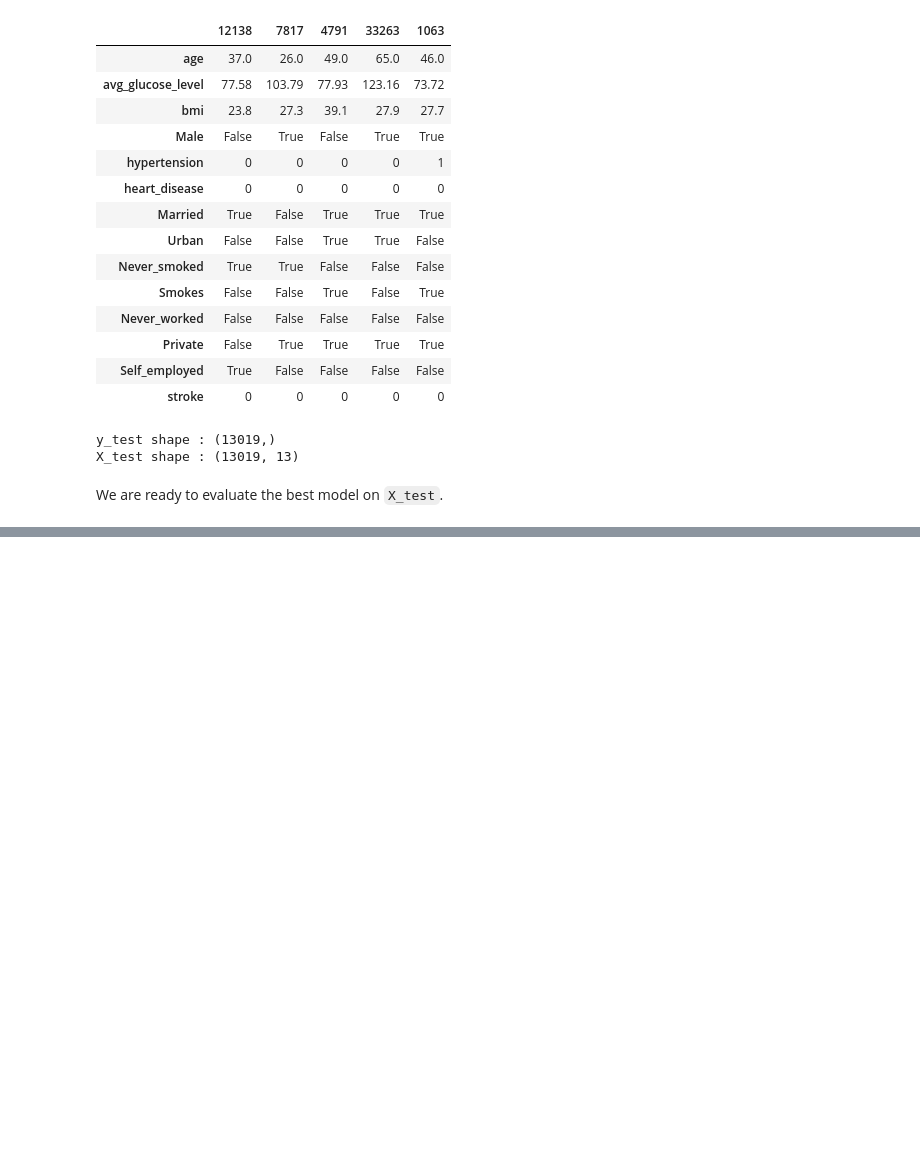
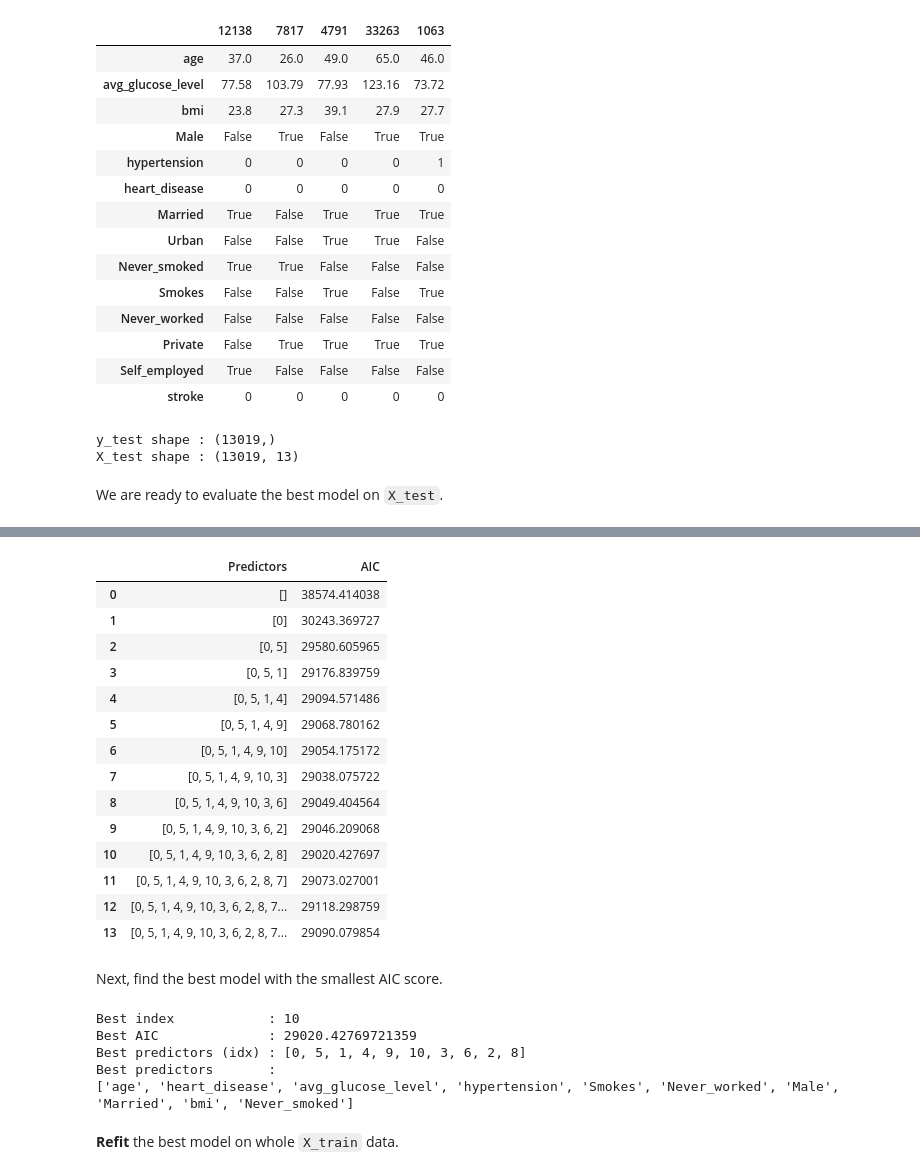
Before and after one commit to daniel-satria/credit_scoring, a Jupyter notebook: notebook/5.imbalancedSampe.ipynb, the cells around one changed output, grey strips where cells are left out. Saved outputs shown, nothing was run; the diff lists cells and outputs as text; code cells hidden in the pictures; blank space fills up the shorter version.

```diff
--- a/notebook/5.imbalancedSampe.ipynb
+++ b/notebook/5.imbalancedSampe.ipynb
@@ -1697,0 +2118,16 @@ We are ready to evaluate the best model on `X_test`.
+# %%
+# Fit null model
+predictor = []
+score_ = cross_validate(X = X_train[:, [1]],
+                        y = y_train,
+                        method = 'kfold',
+                        cv = 5,
+                        class_weight = 'balanced',
+                        random_state = 42)
+
+# Create table for the best model of each k predictors
+# Append the results of null model
+forward_models_weight = pd.DataFrame({"Predictors": [predictor],
+                                      "AIC": [score_]})
+
+forward_models_weight
@@ -1697,0 +2139,18 @@ We are ready to evaluate the best model on `X_test`.
+# %%
+# Define list of predictors
+predictors = []
+n_predictors = X_train.shape[1]
+
+# Perform forward selection procedure for k=1,...,13 predictors
+for k in range(n_predictors):
+    _, best_model = forward(X = X_train,
+                            y = y_train,
+                            predictors = predictors,
+                            method = "kfold",
+                            cv = 5,
+                            class_weight = 'balanced',
+                            random_state = 42)
+
+    # Tabulate the best model of each k predictors
+    forward_models_weight.loc[k+1] = best_model
+    predictors = best_model["Predictors"]
@@ -1697,0 +2175,41 @@ We are ready to evaluate the best model on `X_test`.
+# %%
+# Print the best model of each k predictors
+forward_models_weight
+# %% [output]
+|  | Predictors | AIC |
+| 0 | [] | 38574.414038 |
+| 1 | [0] | 30243.369727 |
+| 2 | [0, 5] | 29580.605965 |
+| 3 | [0, 5, 1] | 29176.839759 |
+| 4 | [0, 5, 1, 4] | 29094.571486 |
+| 5 | [0, 5, 1, 4, 9] | 29068.780162 |
+| 6 | [0, 5, 1, 4, 9, 10] | 29054.175172 |
+| 7 | [0, 5, 1, 4, 9, 10, 3] | 29038.075722 |
+| 8 | [0, 5, 1, 4, 9, 10, 3, 6] | 29049.404564 |
+| 9 | [0, 5, 1, 4, 9, 10, 3, 6, 2] | 29046.209068 |
+| 10 | [0, 5, 1, 4, 9, 10, 3, 6, 2, 8] | 29020.427697 |
+| 11 | [0, 5, 1, 4, 9, 10, 3, 6, 2, 8, 7] | 29073.027001 |
+| 12 | [0, 5, 1, 4, 9, 10, 3, 6, 2, 8, 7... | 29118.298759 |
+| 13 | [0, 5, 1, 4, 9, 10, 3, 6, 2, 8, 7... | 29090.079854 |
+# %% [markdown]
+Next, find the best model with the smallest AIC score.
+# %%
+# Find the best AIC score
+best_idx_weight = forward_models_weight['AIC'].argmin()
+best_AIC_weight = forward_models_weight['AIC'].loc[best_idx_weight]
+best_predictors_weight = forward_models_weight['Predictors'].loc[best_idx_weight]
+
+# print
+print('Best index            :', best_idx_weight)
+print('Best AIC              :', best_AIC_weight)
+print('Best predictors (idx) :', best_predictors_weight)
+print('Best predictors       :')
+print(data_clean.columns[best_predictors_weight].tolist())
+# %% [output]
+Best index            : 10
+Best AIC              : 29020.42769721359
+Best predictors (idx) : [0, 5, 1, 4, 9, 10, 3, 6, 2, 8]
+Best predictors       :
+['age', 'heart_disease', 'avg_glucose_level', 'hypertension', 'Smokes', 'Never_worked', 'Male', 'Married', 'bmi', 'Never_smoked']
+# %% [markdown]
+**Refit** the best model on whole `X_train` data.
```
Also changed, not shown: parts of 67 cells of this notebook.
